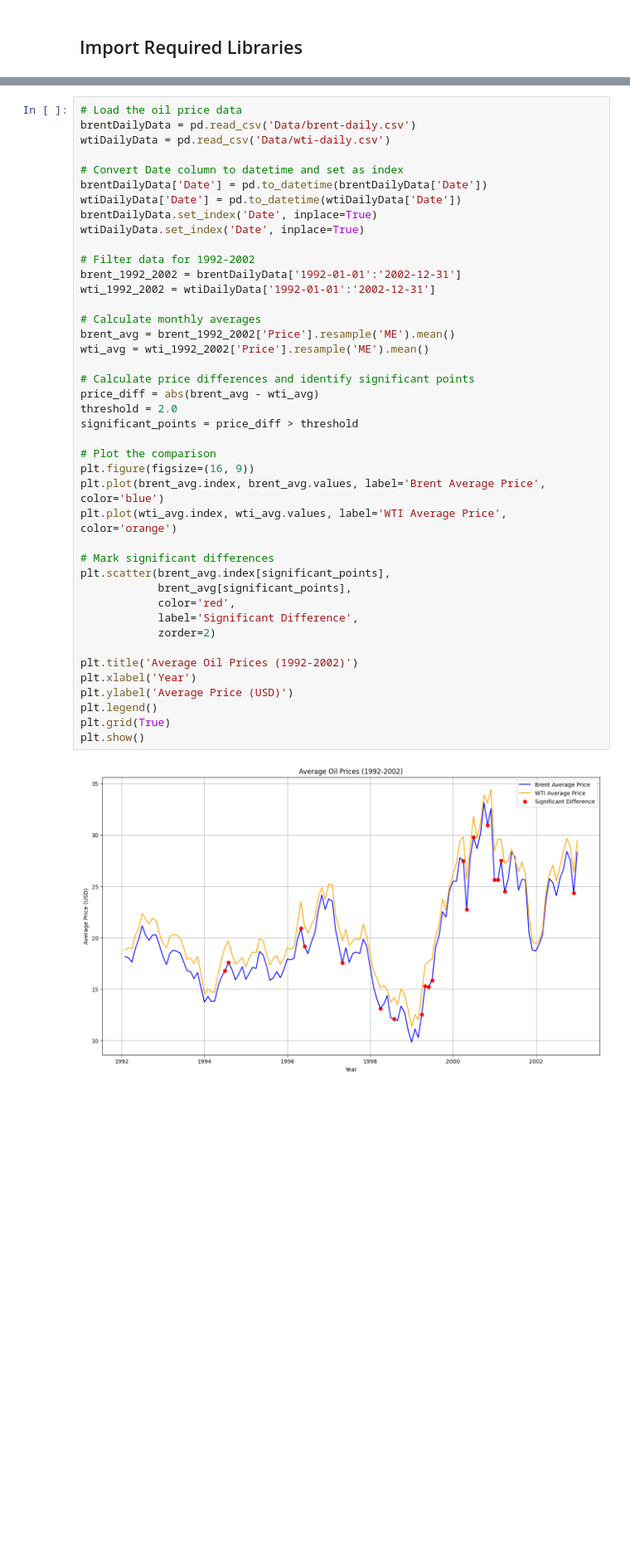
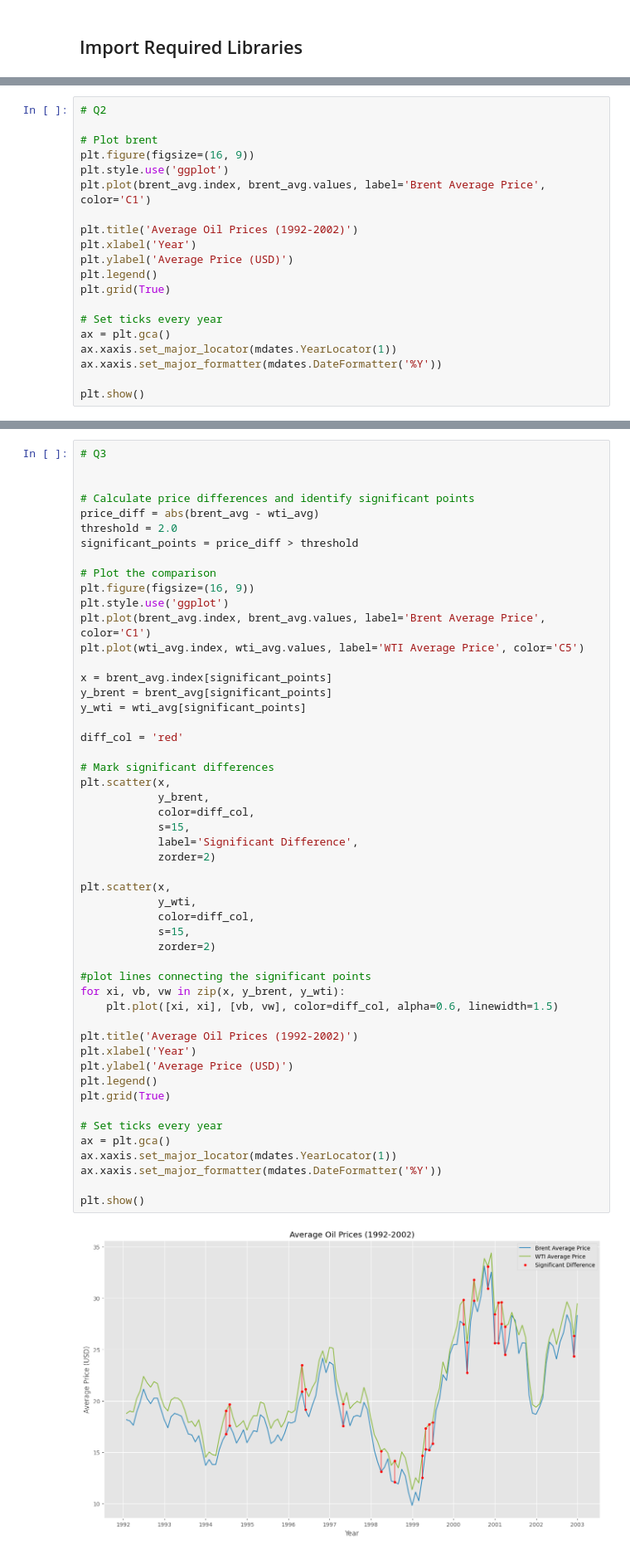
Before and after one commit to SimonRuskola/D7055E_Assignments, a Jupyter notebook: Assignment_1/main.ipynb, the cells around one changed output, grey strips where cells are left out. Shown at 83% size. Saved outputs shown, nothing was run; the diff lists cells and outputs as text; blank space fills up the shorter version.

```diff
--- a/Assignment_1/main.ipynb
+++ b/Assignment_1/main.ipynb
@@ -25,0 +68,20 @@ from PIL import Image, ImageEnhance, ImageFilter, ImageOps
+# %%
+# Q2
+
+# Plot brent
+plt.figure(figsize=(16, 9))
+plt.style.use('ggplot')
+plt.plot(brent_avg.index, brent_avg.values, label='Brent Average Price', color='C1')
+
+plt.title('Average Oil Prices (1992-2002)')
+plt.xlabel('Year')
+plt.ylabel('Average Price (USD)')
+plt.legend()
+plt.grid(True)
+
+# Set ticks every year
+ax = plt.gca()
+ax.xaxis.set_major_locator(mdates.YearLocator(1))
+ax.xaxis.set_major_formatter(mdates.DateFormatter('%Y'))
+
+plt.show()
@@ -26,47 +90,56 @@ from PIL import Image, ImageEnhance, ImageFilter, ImageOps
 # %%
-# Load the oil price data
-brentDailyData = pd.read_csv('Data/brent-daily.csv')
-wtiDailyData = pd.read_csv('Data/wti-daily.csv')
+# Q3
 
-# Convert Date column to datetime and set as index
-brentDailyData['Date'] = pd.to_datetime(brentDailyData['Date'])
-wtiDailyData['Date'] = pd.to_datetime(wtiDailyData['Date'])
-brentDailyData.set_index('Date', inplace=True)
-wtiDailyData.set_index('Date', inplace=True)
-
-# Filter data for 1992-2002
-brent_1992_2002 = brentDailyData['1992-01-01':'2002-12-31']
-wti_1992_2002 = wtiDailyData['1992-01-01':'2002-12-31']
-
-# Calculate monthly averages
-brent_avg = brent_1992_2002['Price'].resample('ME').mean()
-wti_avg = wti_1992_2002['Price'].resample('ME').mean()
 
 # Calculate price differences and identify significant points
 price_diff = abs(brent_avg - wti_avg)
 threshold = 2.0
 significant_points = price_diff > threshold
 
 # Plot the comparison
 plt.figure(figsize=(16, 9))
-plt.plot(brent_avg.index, brent_avg.values, label='Brent Average Price', color='blue')
-plt.plot(wti_avg.index, wti_avg.values, label='WTI Average Price', color='orange')
+plt.style.use('ggplot')
+plt.plot(brent_avg.index, brent_avg.values, label='Brent Average Price', color='C1')
+plt.plot(wti_avg.index, wti_avg.values, label='WTI Average Price', color='C5')
+
+x = brent_avg.index[significant_points]
+y_brent = brent_avg[significant_points]
+y_wti = wti_avg[significant_points]
+
+diff_col = 'red'
 
 # Mark significant differences
-plt.scatter(brent_avg.index[significant_points],
-            brent_avg[significant_points],
-            color='red',
+plt.scatter(x,
+            y_brent,
+            color=diff_col,
+            s=15,
             label='Significant Difference',
             zorder=2)
+
+plt.scatter(x,
+            y_wti,
+            color=diff_col,
+            s=15,
+            zorder=2)
+
+#plot lines connecting the significant points
+for xi, vb, vw in zip(x, y_brent, y_wti):
+    plt.plot([xi, xi], [vb, vw], color=diff_col, alpha=0.6, linewidth=1.5)
 
 plt.title('Average Oil Prices (1992-2002)')
 plt.xlabel('Year')
 plt.ylabel('Average Price (USD)')
 plt.legend()
 plt.grid(True)
+
+# Set ticks every year
+ax = plt.gca()
+ax.xaxis.set_major_locator(mdates.YearLocator(1))
+ax.xaxis.set_major_formatter(mdates.DateFormatter('%Y'))
+
 plt.show()
 # %% [output]
-[figure, old version]
+[figure, new version]
 # %% [markdown]
 ## Q4-Q5: Sales Data Analysis
 
```
Also changed, not shown: parts of 7 cells of this notebook.
